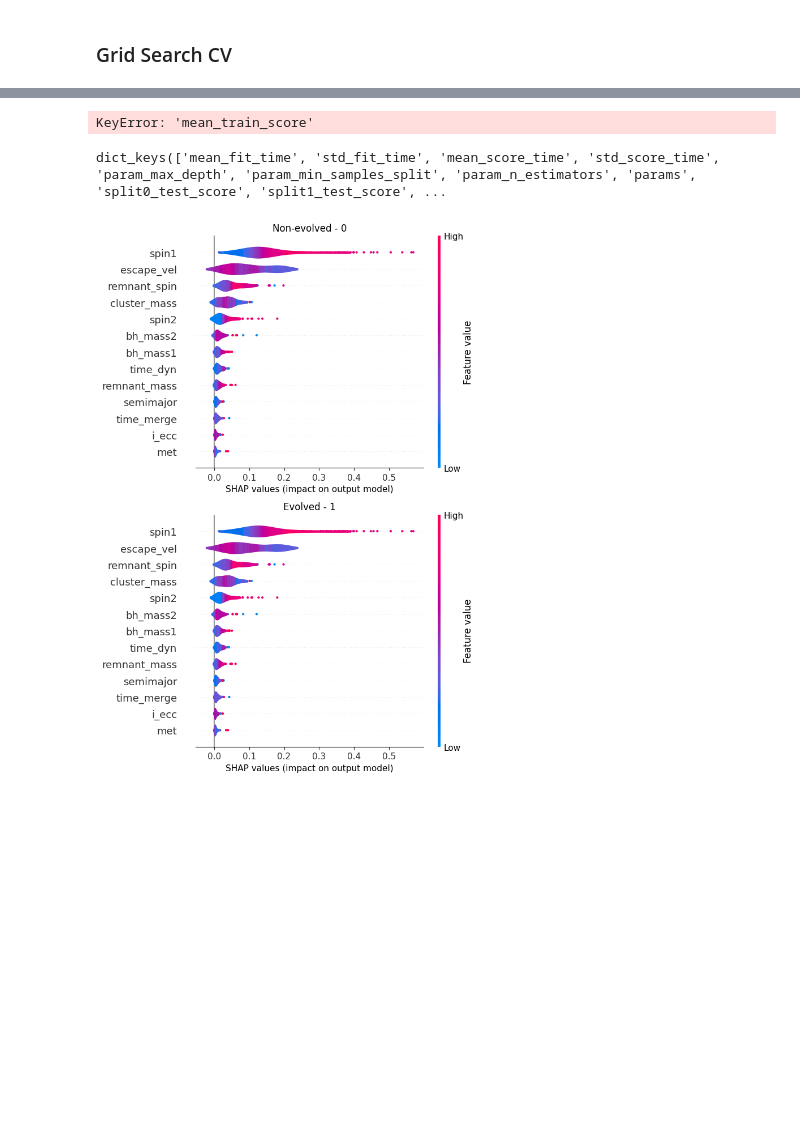
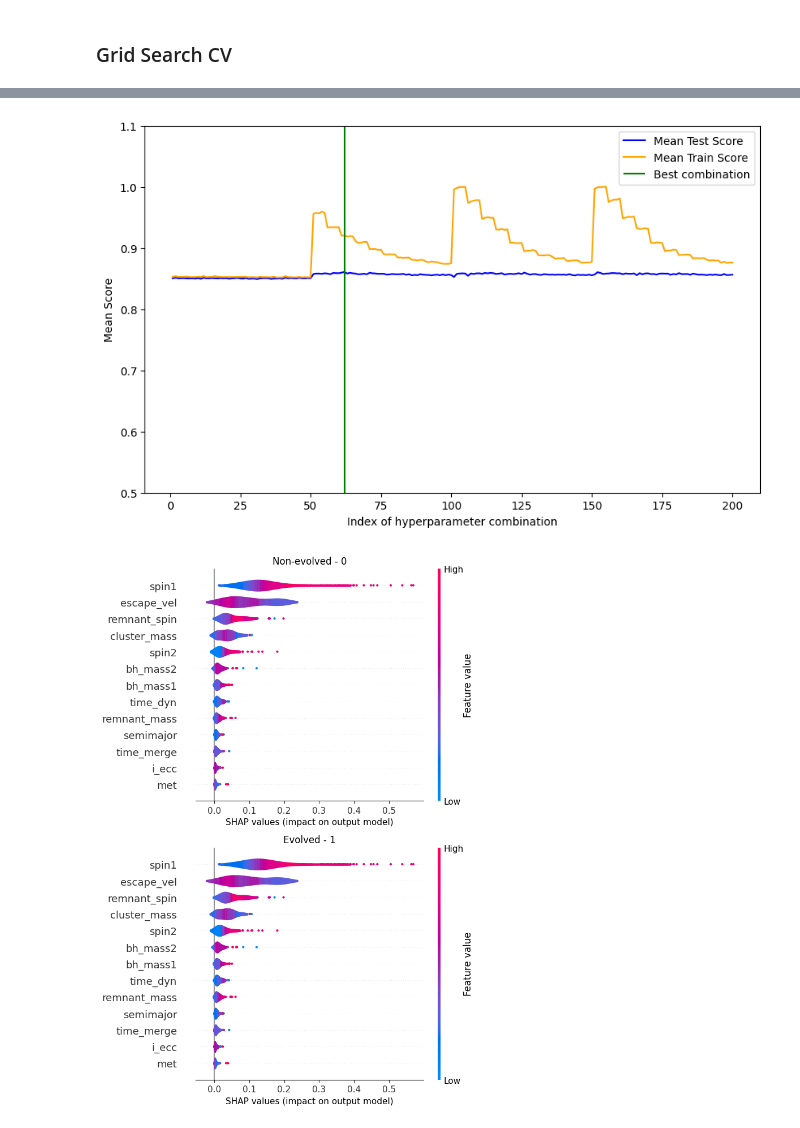
Before and after one commit to EugeniaBoccanera/hm_bbh, a Jupyter notebook: project_v1.ipynb, the cells around one changed output, grey strips where cells are left out. Cells and saved outputs as stored; diff of their text form; code cells hidden in the pictures; blank space fills up the shorter version.

Commit message:
Test. RF + GS-CV RF

```diff
--- a/project_v1.ipynb
+++ b/project_v1.ipynb
@@ -377,24 +379,21 @@ Accuracy: 0.785
 # %%
 # Get mean test scores
 mean_test_scores = grid_search.cv_results_['mean_test_score']
 mean_train_scores = grid_search.cv_results_['mean_train_score']
 
 # Plot mean test scores
 plt.figure(figsize=(10, 6))
 
-plt.plot(range(len(mean_test_scores))+1, mean_test_scores, label='Mean Test Score', color='blue')
-plt.plot(range(len(mean_train_scores))+1, mean_train_scores, label='Mean Train Score', color='orange')
+plt.plot(range(1, len(mean_test_scores)+1), mean_test_scores, label='Mean Test Score', color='blue')
+plt.plot(range(1, len(mean_train_scores)+1), mean_train_scores, label='Mean Train Score', color='orange')
 plt.xlabel('Index of hyperparameter combination')
+plt.vlines(x=62, ymin=0, ymax=1.2, color='green', label='Best combination')
 plt.ylabel('Mean Score')
 plt.legend(loc='best')
-plt.ylim(0., 1.)
+plt.ylim(0.5, 1.1)
 plt.show()
 # %% [output]
-KeyError: 'mean_train_score'
+[figure, added]
-# %%
-grid_search.cv_results_.keys()
-# %% [output]
-dict_keys(['mean_fit_time', 'std_fit_time', 'mean_score_time', 'std_score_time', 'param_max_depth', 'param_min_samples_split', 'param_n_estimators', 'params', 'split0_test_score', 'split1_test_score', ...
 # %%
 import shap
 
```
Also changed, not shown: parts of 7 cells of this notebook.
